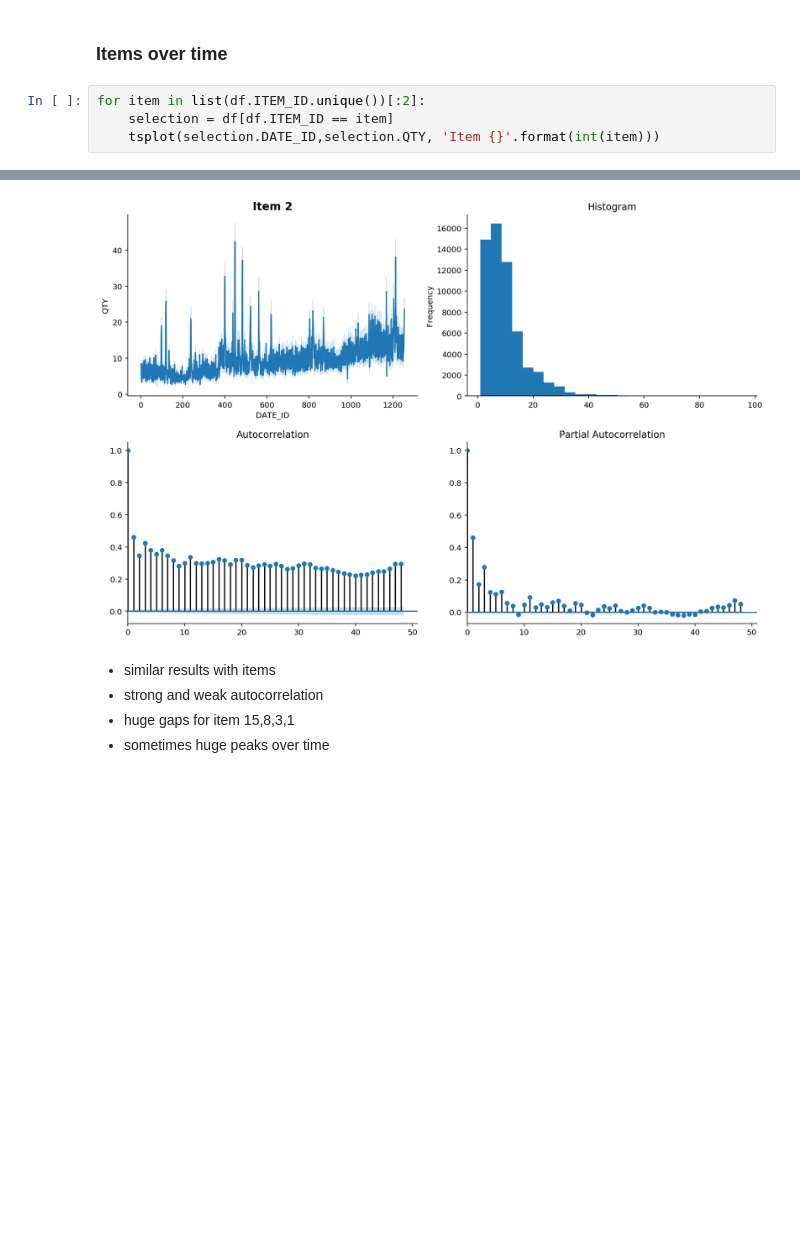
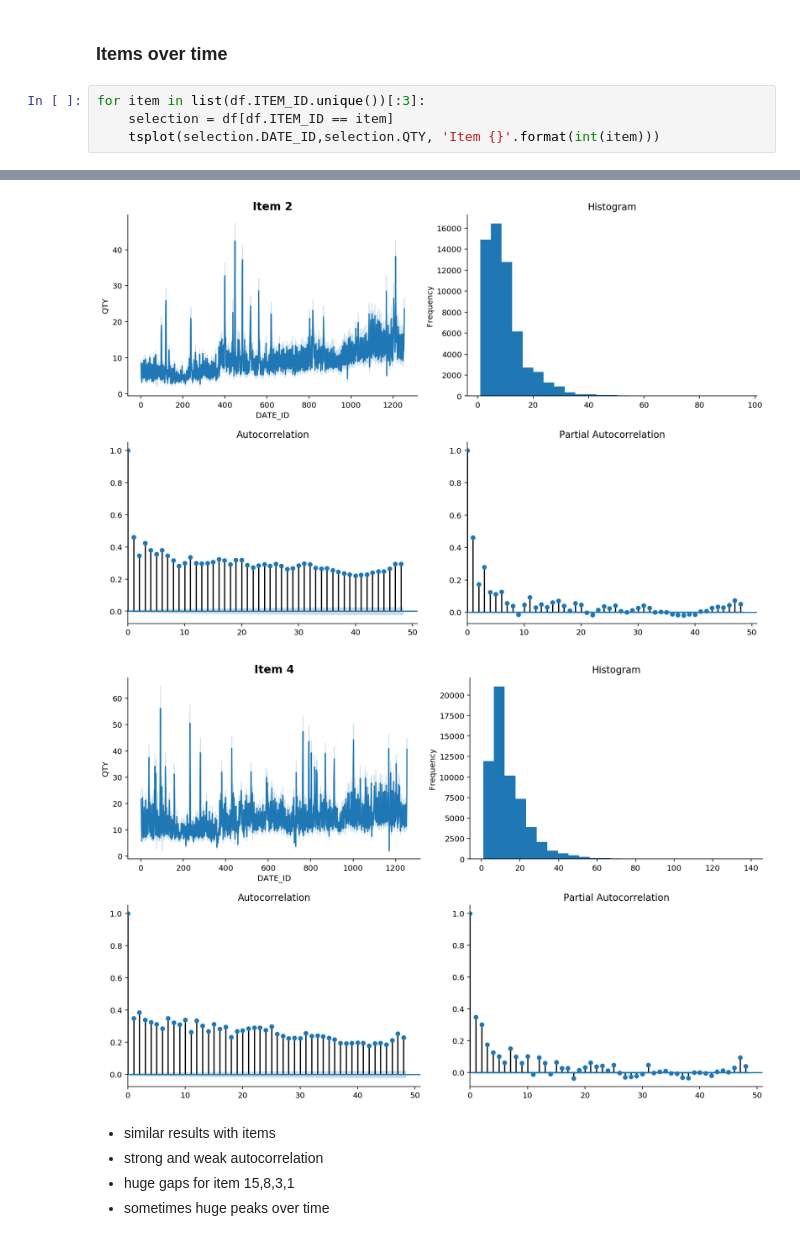
Before and after one commit to sekR4/pred_sale_01, a Jupyter notebook: notebooks/presentation_v0.ipynb, the cells around one changed output, grey strips where cells are left out. Drawn from its saved outputs; the diff is of its cells as text; blank space fills up the shorter version.

```diff
--- a/notebooks/presentation_v0.ipynb
+++ b/notebooks/presentation_v0.ipynb
@@ -191,12 +194,13 @@ for store in list(df.STORE_ID.unique())[:1]:
 # %% [markdown]
 ### Items over time
 # %%
-for item in list(df.ITEM_ID.unique())[:2]:
+for item in list(df.ITEM_ID.unique())[:3]:
     selection = df[df.ITEM_ID == item]
     tsplot(selection.DATE_ID,selection.QTY, 'Item {}'.format(int(item)))
 # %% [output]
 [figure]
 [figure]
+[figure, added]
 # %% [markdown]
 - similar results with items
 - strong and weak autocorrelation
```
Also changed, not shown: parts of 5 cells of this notebook.
